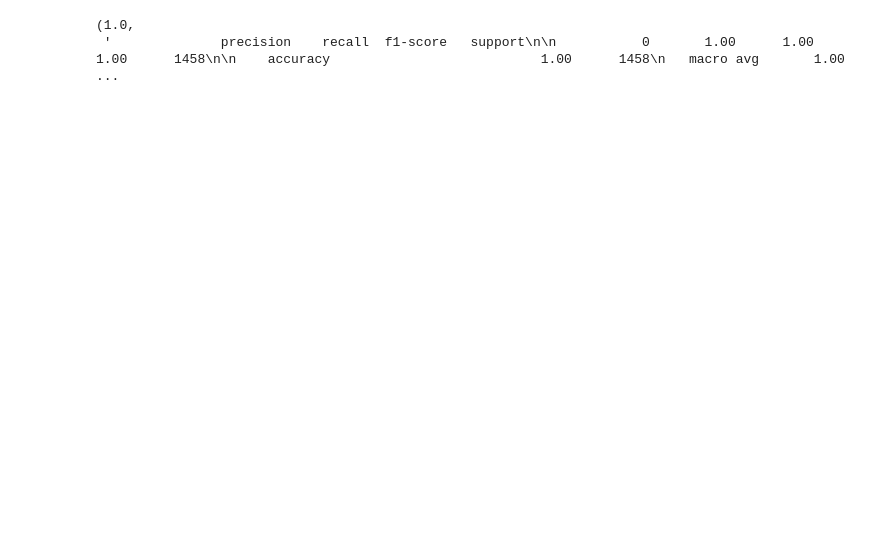
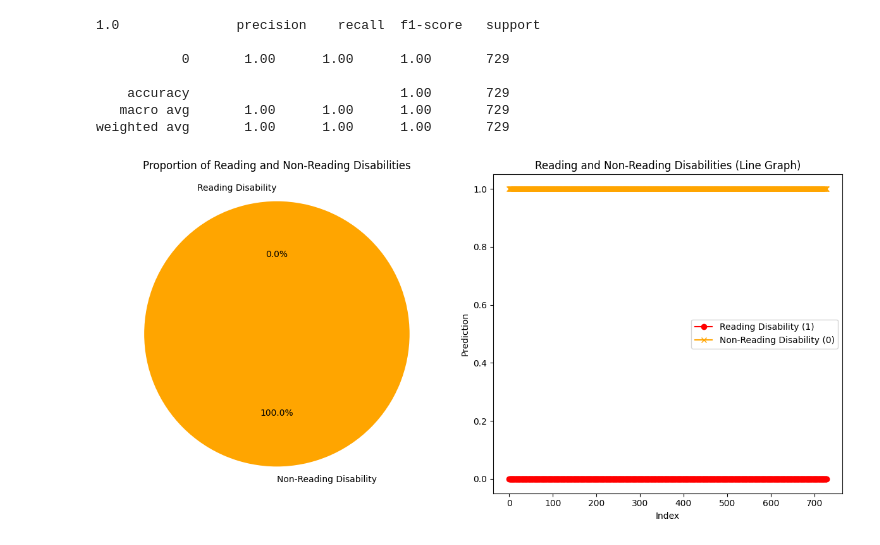
Before and after one commit to Keerthivasan004/Minor-Project-Dyslexia-Prediction, a Jupyter notebook: predict.ipynb, the cells around one changed output. Cells and saved outputs as stored; diff of their text form; code cells hidden in the pictures; blank space fills up the shorter version.

```diff
--- a/predict.ipynb
+++ b/predict.ipynb
@@ -23,37 +23,75 @@ parsed_data.columns = [col for sublist in columns for col in (sublist if isinsta
 # Step 3: Convert relevant columns to numerical and encode categorical features
 # Example: Encoding Gender and NativeLang
 parsed_data['Gender'] = LabelEncoder().fit_transform(parsed_data['Gender'])
 parsed_data['NativeLang'] = LabelEncoder().fit_transform(parsed_data['NativeLang'])
 parsed_data['OtherLang'] = LabelEncoder().fit_transform(parsed_data['OtherLang'])
 
 # Convert numeric columns
 for col in parsed_data.columns[3:]:  # Skipping first 3 non-numeric columns
     parsed_data[col] = pd.to_numeric(parsed_data[col], errors='coerce')
 
 # Step 4: Handle missing values (if any)
 parsed_data.fillna(parsed_data.mean(), inplace=True)
 
 # Step 5: Select features and target
 features = parsed_data.drop(columns=["Dyslexia"])
 target = parsed_data["Dyslexia"]
 target = LabelEncoder().fit_transform(target)  # Encode the target
 
 # Step 6: Split data into training and testing sets
-X_train, X_test, y_train, y_test = train_test_split(features, target, test_size=0.4, random_state=42)
+X_train, X_test, y_train, y_test = train_test_split(features, target, test_size=0.2, random_state=42)
 
 # Step 7: Train a kNN classifier
 knn = KNeighborsClassifier(n_neighbors=5)
 knn.fit(X_train, y_train)
 
 # Step 8: Make predictions and evaluate
 y_pred = knn.predict(X_test)
 accuracy = accuracy_score(y_test, y_pred)
 classification_rep = classification_report(y_test, y_pred)
 
-accuracy, classification_rep
+print(accuracy, classification_rep)
+# Step 7: Analyze predictions
+reading_disability_count = sum(y_pred == 1)
+non_reading_disability_count = sum(y_pred == 0)
+
+# Step 8: Pie Chart
+labels = ["Reading Disability", "Non-Reading Disability"]
+sizes = [reading_disability_count, non_reading_disability_count]
+colors = ["red", "orange"]
+
+plt.figure(figsize=(12, 6))
+
+# Subplot 1: Pie Chart
+plt.subplot(1, 2, 1)
+plt.pie(sizes, labels=labels, colors=colors, autopct="%1.1f%%", startangle=90)
+plt.title("Proportion of Reading and Non-Reading Disabilities")
+plt.axis("equal")
+
+# Step 9: Line Graph
+# Assign indices for plotting
+indices = range(len(y_pred))
+
+plt.subplot(1, 2, 2)
+plt.plot(indices, y_pred, color="red", label="Reading Disability (1)", marker='o')
+plt.plot(indices, [1 - val for val in y_pred], color="orange", label="Non-Reading Disability (0)", marker='x')
+plt.title("Reading and Non-Reading Disabilities (Line Graph)")
+plt.xlabel("Index")
+plt.ylabel("Prediction")
+plt.legend()
+
+# Show the combined plots
+plt.tight_layout()
+plt.show()
 # %% [output]
-(1.0,
- '              precision    recall  f1-score   support\n\n           0       1.00      1.00      1.00      1458\n\n    accuracy                           1.00      1458\n   macro avg       1.00       ...
+1.0               precision    recall  f1-score   support
+
+           0       1.00      1.00      1.00       729
+
+    accuracy                           1.00       729
+   macro avg       1.00      1.00      1.00       729
+weighted avg       1.00      1.00      1.00       729
+[figure, added]
 # %%
 # Import required libraries
 import pandas as pd
```
Also changed, not shown: parts of 5 cells of this notebook, 1 other file.
